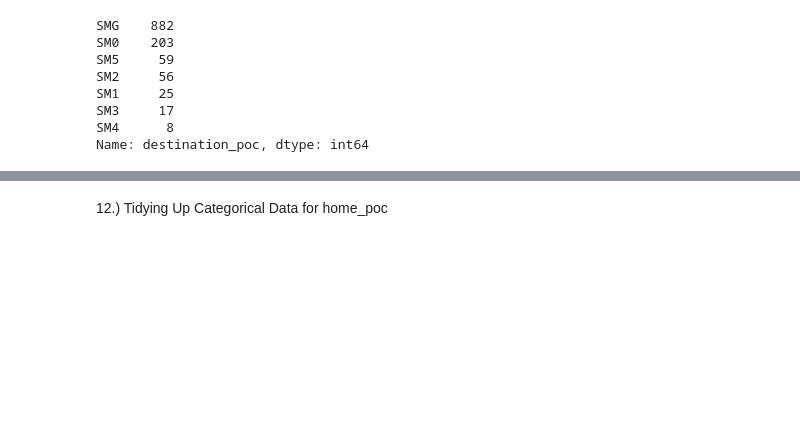
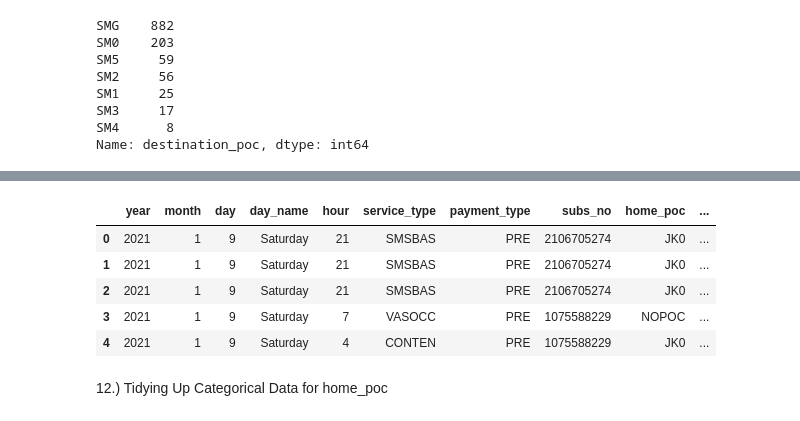
Before and after one commit to TAdatafabric/Fabricity-web, a Jupyter notebook: Data.ipynb, the cells around one changed output, grey strips where cells are left out. Drawn from its saved outputs; the diff is of its cells as text; code cells hidden in the pictures; blank space fills up the shorter version.

```diff
--- a/Data.ipynb
+++ b/Data.ipynb
@@ -452,0 +480,15 @@ data = data.drop(['minute','second'], axis = 1)
+# %%
+# initialize the MinMaxScaler object
+scaler = MinMaxScaler()
+
+# select the columns to be scaled
+cols_to_scale = ['remaining_balance', 'amount_of_trx', 'free_unit', 'usage_unit']
+
+# fit the scaler on the selected columns
+scaler.fit(data[cols_to_scale])
+
+# transform the selected columns using the scaler
+data[cols_to_scale] = scaler.transform(data[cols_to_scale])
+
+# view the scaled DataFrame
+print(data)
@@ -568,3 +616,12 @@ print(unique_values)
+# %%
+data.head()
+# %% [output]
+|  | year | month | day | day_name | hour | service_type | payment_type | subs_no | home_poc | ... |
+| 0 | 2021 | 1 | 9 | Saturday | 21 | SMSBAS | PRE | 2106705274 | JK0 | ... |
+| 1 | 2021 | 1 | 9 | Saturday | 21 | SMSBAS | PRE | 2106705274 | JK0 | ... |
+| 2 | 2021 | 1 | 9 | Saturday | 21 | SMSBAS | PRE | 2106705274 | JK0 | ... |
+| 3 | 2021 | 1 | 9 | Saturday | 7 | VASOCC | PRE | 1075588229 | NOPOC | ... |
+| 4 | 2021 | 1 | 9 | Saturday | 4 | CONTEN | PRE | 1075588229 | JK0 | ... |
 # %% [markdown]
 12.) Tidying Up Categorical Data for home_poc
 # %%
```
Also changed, not shown: parts of 14 cells of this notebook.
